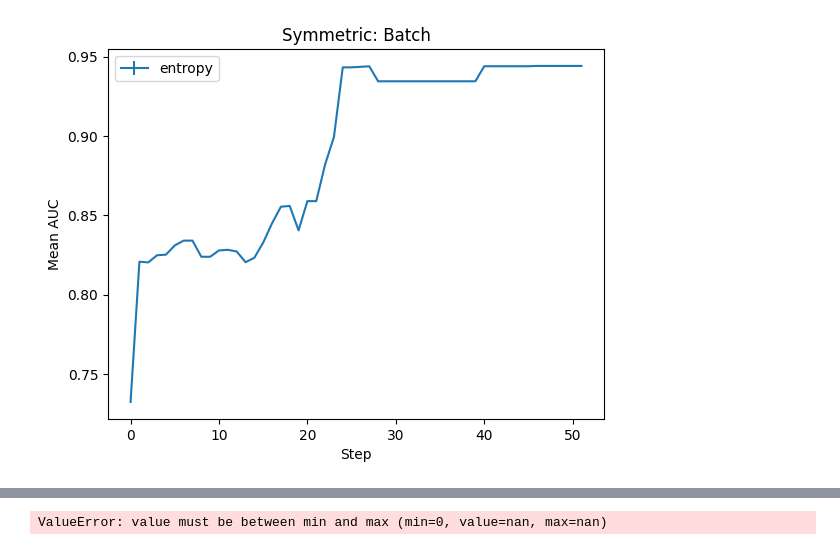
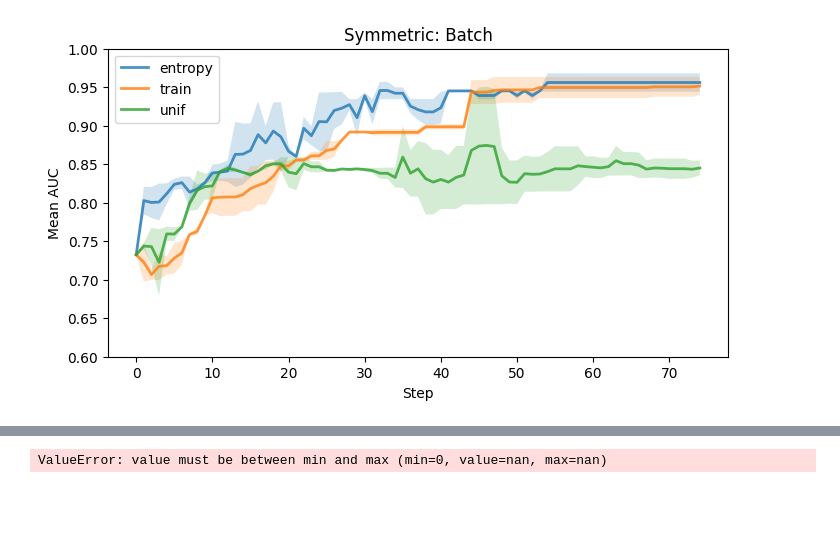
Before and after one commit to jacobandreas/lm-informants, a Jupyter notebook: working.ipynb, the cells around one changed output, grey strips where cells are left out. Cells and saved outputs as stored; diff of their text form; code cells hidden in the pictures; blank space fills up the shorter version.

```diff
--- a/working.ipynb
+++ b/working.ipynb
@@ -108,6 +102,6 @@ plot_auc(df[df['N_INIT']==0], title="Symmetric: Batch")
-# %%
-df = pd.read_csv(f'{experiment_dir}/BroadHoldoutEvals.csv')
-# df = df.query("Run == 0 and Strategy == 'entropy'")
-plot_auc(df[df['N_INIT']==0], title="Symmetric: Batch")
-# %% [output]
-[figure, removed]
+# %%
+df = pd.read_csv(f'{experiment_dir}/BroadHoldoutEvals.csv')
+# df = df.query("Run == 0 and Strategy == 'entropy'")
+plot_auc_fancy(df[df['N_INIT']==0], title="Symmetric: Batch")
+# %% [output]
+[figure, added]
```
Also changed, not shown: parts of 2 cells of this notebook, 1 other file.
